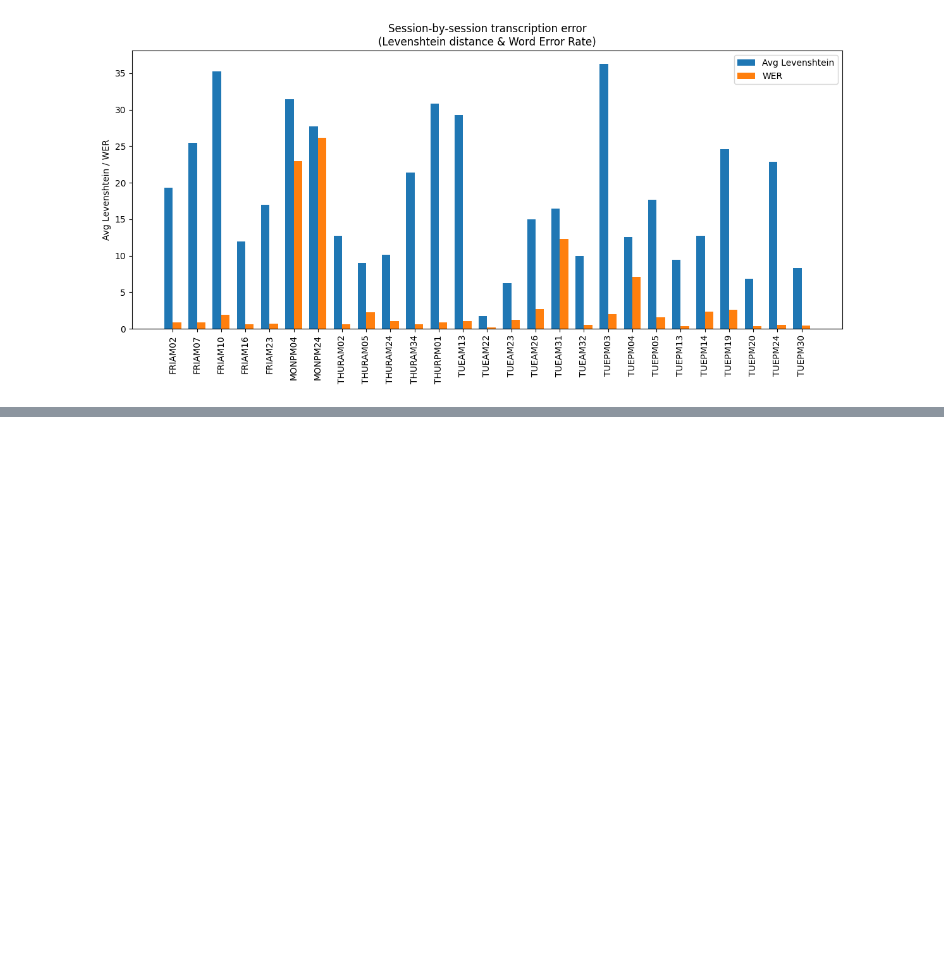
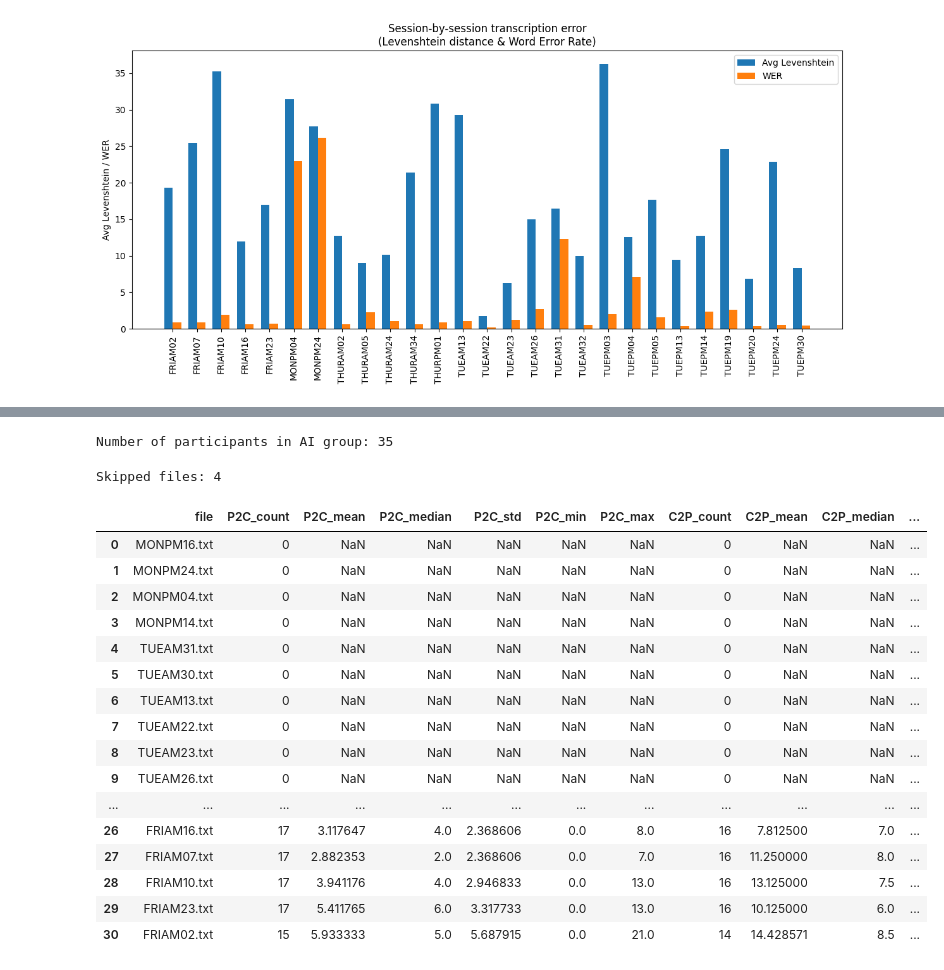
Before and after one commit to Dotun-Olutunbi/MRes, a Jupyter notebook: Analysis.ipynb, the cells around one changed output, grey strips where cells are left out. Cells and saved outputs as stored; diff of their text form; code cells hidden in the pictures; blank space fills up the shorter version.

```diff
--- a/Analysis.ipynb
+++ b/Analysis.ipynb
@@ -314,3 +319,5 @@ fig.tight_layout()
 plt.show()
 # %% [output]
 [figure]
+# %%
+ai_participants = data_sheet[data_sheet['condition'] == 'AI']['participants_id'].tolist()
@@ -316,0 +344,67 @@ plt.show()
+# %%
+print("Number of participants in AI group:", len(ai_participants))
+# %% [output]
+Number of participants in AI group: 35
+# %%
+from lag_calculator import extract_lag_times
+
+def summarize_lag_stats(file_path):
+    lag_results = extract_lag_times(file_path)
+    p2c = [entry['lag_seconds'] for entry in lag_results if entry['type'] == 'Pepper to Child']
+    c2p = [entry['lag_seconds'] for entry in lag_results if entry['type'] == 'Child to Pepper']
+
+    def summary(lags):
+        return {
+            'count': len(lags),
+            'mean': statistics.mean(lags) if lags else None,
+            'median': statistics.median(lags) if lags else None,
+            'std': statistics.stdev(lags) if len(lags) > 1 else None,
+            'min': min(lags) if lags else None,
+            'max': max(lags) if lags else None
+        }
+
+    return {
+        'Pepper_to_Child': summary(p2c),
+        'Child_to_Pepper': summary(c2p)
+    }
+
+transcript_directory = '/mnt/c/Users/olutu/Downloads/cleaned_transcriptions/'
+rows = []
+skipped = 0
+
+for each_participant_id in ai_participants:
+    fname = each_participant_id + ".txt"
+    file_path = os.path.join(transcript_directory, fname)
+    if os.path.exists(file_path):
+        stats = summarize_lag_stats(file_path)
+        row = {
+            'file': fname,
+            **{f'P2C_{key}': val for key, val in stats['Pepper_to_Child'].items()},
+            **{f'C2P_{key}': val for key, val in stats['Child_to_Pepper'].items()}
+        }
+        rows.append(row)
+    else:
+        skipped += 1
+
+stats_df = pd.DataFrame(rows)
+print("Skipped files:", skipped)
+display(stats_df)
+# %% [output]
+Skipped files: 4
+|  | file | P2C_count | P2C_mean | P2C_median | P2C_std | P2C_min | P2C_max | C2P_count | C2P_mean | C2P_median | ... |
+| 0 | MONPM16.txt | 0 | NaN | NaN | NaN | NaN | NaN | 0 | NaN | NaN | ... |
+| 1 | MONPM24.txt | 0 | NaN | NaN | NaN | NaN | NaN | 0 | NaN | NaN | ... |
+| 2 | MONPM04.txt | 0 | NaN | NaN | NaN | NaN | NaN | 0 | NaN | NaN | ... |
+| 3 | MONPM14.txt | 0 | NaN | NaN | NaN | NaN | NaN | 0 | NaN | NaN | ... |
+| 4 | TUEAM31.txt | 0 | NaN | NaN | NaN | NaN | NaN | 0 | NaN | NaN | ... |
+| 5 | TUEAM30.txt | 0 | NaN | NaN | NaN | NaN | NaN | 0 | NaN | NaN | ... |
+| 6 | TUEAM13.txt | 0 | NaN | NaN | NaN | NaN | NaN | 0 | NaN | NaN | ... |
+| 7 | TUEAM22.txt | 0 | NaN | NaN | NaN | NaN | NaN | 0 | NaN | NaN | ... |
+| 8 | TUEAM23.txt | 0 | NaN | NaN | NaN | NaN | NaN | 0 | NaN | NaN | ... |
+| 9 | TUEAM26.txt | 0 | NaN | NaN | NaN | NaN | NaN | 0 | NaN | NaN | ... |
+| ... | ... | ... | ... | ... | ... | ... | ... | ... | ... | ... | ... |
+| 26 | FRIAM16.txt | 17 | 3.117647 | 4.0 | 2.368606 | 0.0 | 8.0 | 16 | 7.812500 | 7.0 | ... |
+| 27 | FRIAM07.txt | 17 | 2.882353 | 2.0 | 2.368606 | 0.0 | 7.0 | 16 | 11.250000 | 8.0 | ... |
+| 28 | FRIAM10.txt | 17 | 3.941176 | 4.0 | 2.946833 | 0.0 | 13.0 | 16 | 13.125000 | 7.5 | ... |
+| 29 | FRIAM23.txt | 17 | 5.411765 | 6.0 | 3.317733 | 0.0 | 13.0 | 16 | 10.125000 | 6.0 | ... |
+| 30 | FRIAM02.txt | 15 | 5.933333 | 5.0 | 5.687915 | 0.0 | 21.0 | 14 | 14.428571 | 8.5 | ... |
```
Also changed, not shown: parts of 7 cells of this notebook, 1 other file.
